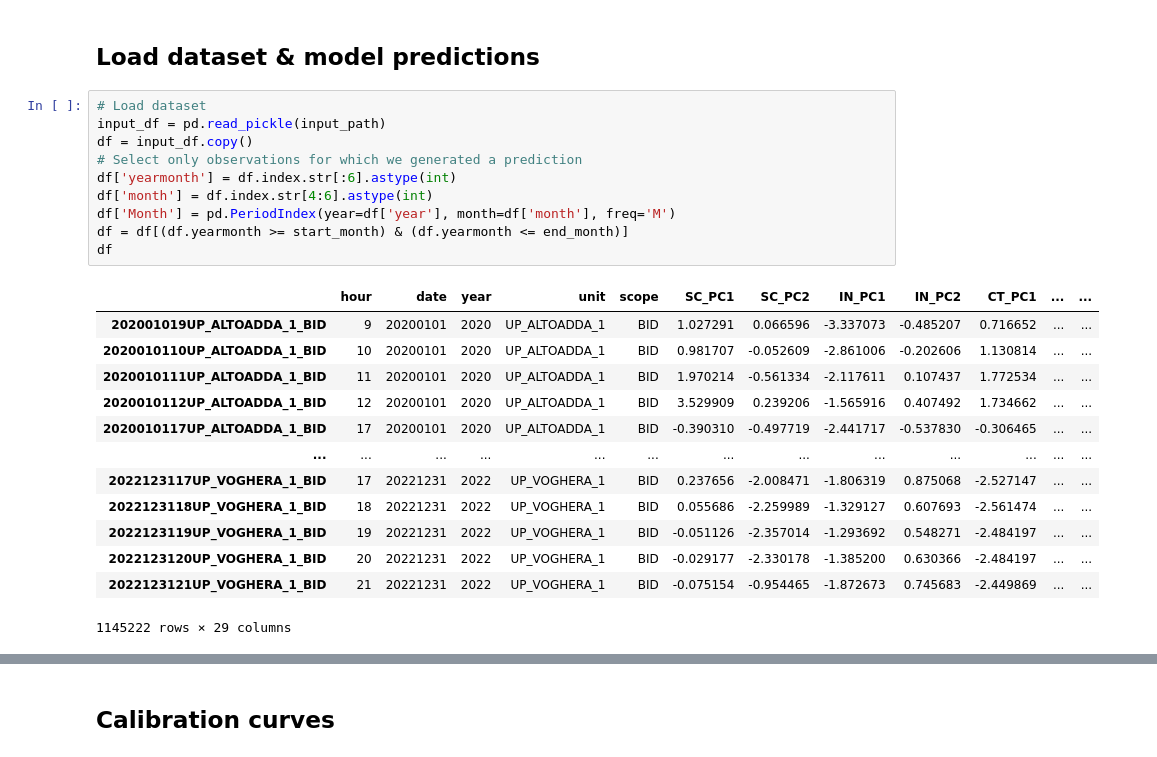
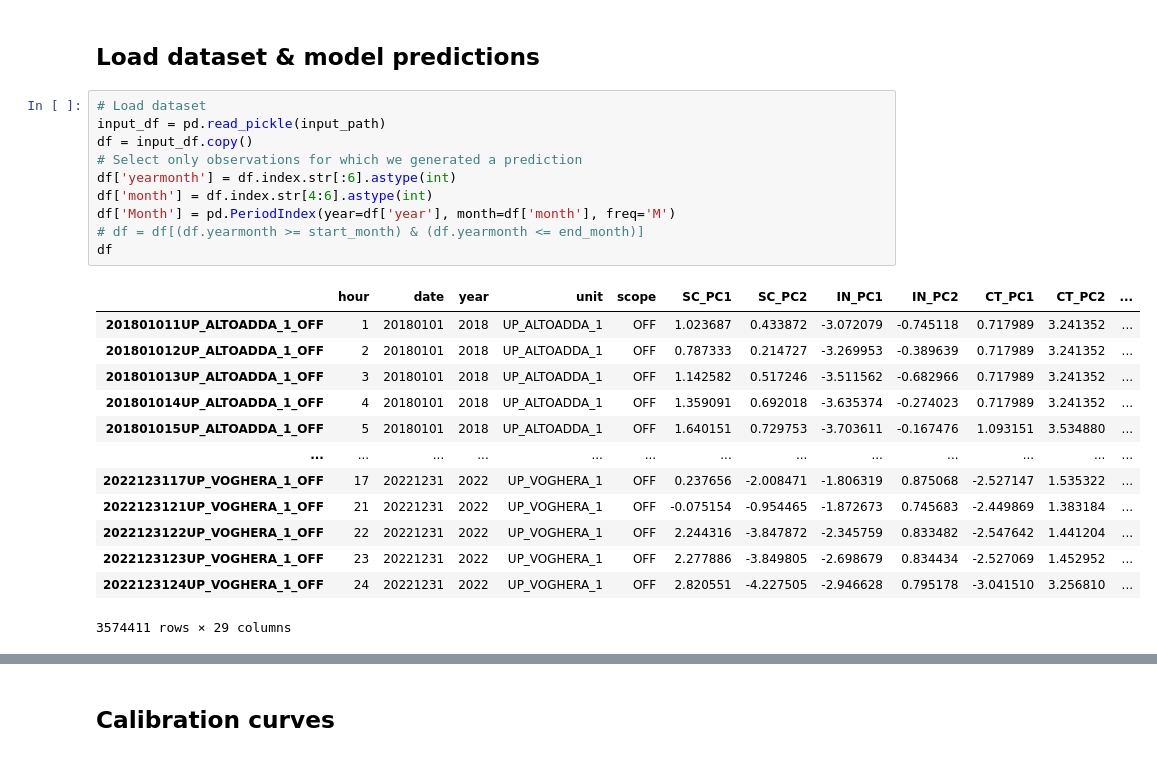
Before and after one commit to gkchln/asm_forecast, a Jupyter notebook: modeling/ModelPerformanceAnalysis.ipynb, the cells around one changed output, grey strips where cells are left out. Drawn from its saved outputs; the diff is of its cells as text.

```diff
--- a/modeling/ModelPerformanceAnalysis.ipynb
+++ b/modeling/ModelPerformanceAnalysis.ipynb
@@ -154,27 +129,27 @@ def calibrate_proba_monthly_recal(df):
 # %%
 # Load dataset
 input_df = pd.read_pickle(input_path)
 df = input_df.copy()
 # Select only observations for which we generated a prediction
 df['yearmonth'] = df.index.str[:6].astype(int)
 df['month'] = df.index.str[4:6].astype(int)
 df['Month'] = pd.PeriodIndex(year=df['year'], month=df['month'], freq='M')
-df = df[(df.yearmonth >= start_month) & (df.yearmonth <= end_month)]
+# df = df[(df.yearmonth >= start_month) & (df.yearmonth <= end_month)]
 df
 # %% [output]
-|  | hour | date | year | unit | scope | SC_PC1 | SC_PC2 | IN_PC1 | IN_PC2 | CT_PC1 | ... | ... |
-| 202001019UP_ALTOADDA_1_BID | 9 | 20200101 | 2020 | UP_ALTOADDA_1 | BID | 1.027291 | 0.066596 | -3.337073 | -0.485207 | 0.716652 | ... | ... |
-| 2020010110UP_ALTOADDA_1_BID | 10 | 20200101 | 2020 | UP_ALTOADDA_1 | BID | 0.981707 | -0.052609 | -2.861006 | -0.202606 | 1.130814 | ... | ... |
-| 2020010111UP_ALTOADDA_1_BID | 11 | 20200101 | 2020 | UP_ALTOADDA_1 | BID | 1.970214 | -0.561334 | -2.117611 | 0.107437 | 1.772534 | ... | ... |
-| 2020010112UP_ALTOADDA_1_BID | 12 | 20200101 | 2020 | UP_ALTOADDA_1 | BID | 3.529909 | 0.239206 | -1.565916 | 0.407492 | 1.734662 | ... | ... |
-| 2020010117UP_ALTOADDA_1_BID | 17 | 20200101 | 2020 | UP_ALTOADDA_1 | BID | -0.390310 | -0.497719 | -2.441717 | -0.537830 | -0.306465 | ... | ... |
+|  | hour | date | year | unit | scope | SC_PC1 | SC_PC2 | IN_PC1 | IN_PC2 | CT_PC1 | CT_PC2 | ... |
+| 201801011UP_ALTOADDA_1_OFF | 1 | 20180101 | 2018 | UP_ALTOADDA_1 | OFF | 1.023687 | 0.433872 | -3.072079 | -0.745118 | 0.717989 | 3.241352 | ... |
+| 201801012UP_ALTOADDA_1_OFF | 2 | 20180101 | 2018 | UP_ALTOADDA_1 | OFF | 0.787333 | 0.214727 | -3.269953 | -0.389639 | 0.717989 | 3.241352 | ... |
+| 201801013UP_ALTOADDA_1_OFF | 3 | 20180101 | 2018 | UP_ALTOADDA_1 | OFF | 1.142582 | 0.517246 | -3.511562 | -0.682966 | 0.717989 | 3.241352 | ... |
+| 201801014UP_ALTOADDA_1_OFF | 4 | 20180101 | 2018 | UP_ALTOADDA_1 | OFF | 1.359091 | 0.692018 | -3.635374 | -0.274023 | 0.717989 | 3.241352 | ... |
+| 201801015UP_ALTOADDA_1_OFF | 5 | 20180101 | 2018 | UP_ALTOADDA_1 | OFF | 1.640151 | 0.729753 | -3.703611 | -0.167476 | 1.093151 | 3.534880 | ... |
 | ... | ... | ... | ... | ... | ... | ... | ... | ... | ... | ... | ... | ... |
-| 2022123117UP_VOGHERA_1_BID | 17 | 20221231 | 2022 | UP_VOGHERA_1 | BID | 0.237656 | -2.008471 | -1.806319 | 0.875068 | -2.527147 | ... | ... |
-| 2022123118UP_VOGHERA_1_BID | 18 | 20221231 | 2022 | UP_VOGHERA_1 | BID | 0.055686 | -2.259989 | -1.329127 | 0.607693 | -2.561474 | ... | ... |
-| 2022123119UP_VOGHERA_1_BID | 19 | 20221231 | 2022 | UP_VOGHERA_1 | BID | -0.051126 | -2.357014 | -1.293692 | 0.548271 | -2.484197 | ... | ... |
-| 2022123120UP_VOGHERA_1_BID | 20 | 20221231 | 2022 | UP_VOGHERA_1 | BID | -0.029177 | -2.330178 | -1.385200 | 0.630366 | -2.484197 | ... | ... |
-| 2022123121UP_VOGHERA_1_BID | 21 | 20221231 | 2022 | UP_VOGHERA_1 | BID | -0.075154 | -0.954465 | -1.872673 | 0.745683 | -2.449869 | ... | ... |
+| 2022123117UP_VOGHERA_1_OFF | 17 | 20221231 | 2022 | UP_VOGHERA_1 | OFF | 0.237656 | -2.008471 | -1.806319 | 0.875068 | -2.527147 | 1.535322 | ... |
+| 2022123121UP_VOGHERA_1_OFF | 21 | 20221231 | 2022 | UP_VOGHERA_1 | OFF | -0.075154 | -0.954465 | -1.872673 | 0.745683 | -2.449869 | 1.383184 | ... |
+| 2022123122UP_VOGHERA_1_OFF | 22 | 20221231 | 2022 | UP_VOGHERA_1 | OFF | 2.244316 | -3.847872 | -2.345759 | 0.833482 | -2.547642 | 1.441204 | ... |
+| 2022123123UP_VOGHERA_1_OFF | 23 | 20221231 | 2022 | UP_VOGHERA_1 | OFF | 2.277886 | -3.849805 | -2.698679 | 0.834434 | -2.527069 | 1.452952 | ... |
+| 2022123124UP_VOGHERA_1_OFF | 24 | 20221231 | 2022 | UP_VOGHERA_1 | OFF | 2.820551 | -4.227505 | -2.946628 | 0.795178 | -3.041510 | 3.256810 | ... |
-1145222 rows × 29 columns
+3574411 rows × 29 columns
 # %%
 # Load model predictions
 if cal == '_CALIBRATED':
```
Also changed, not shown: parts of 5 cells of this notebook.
